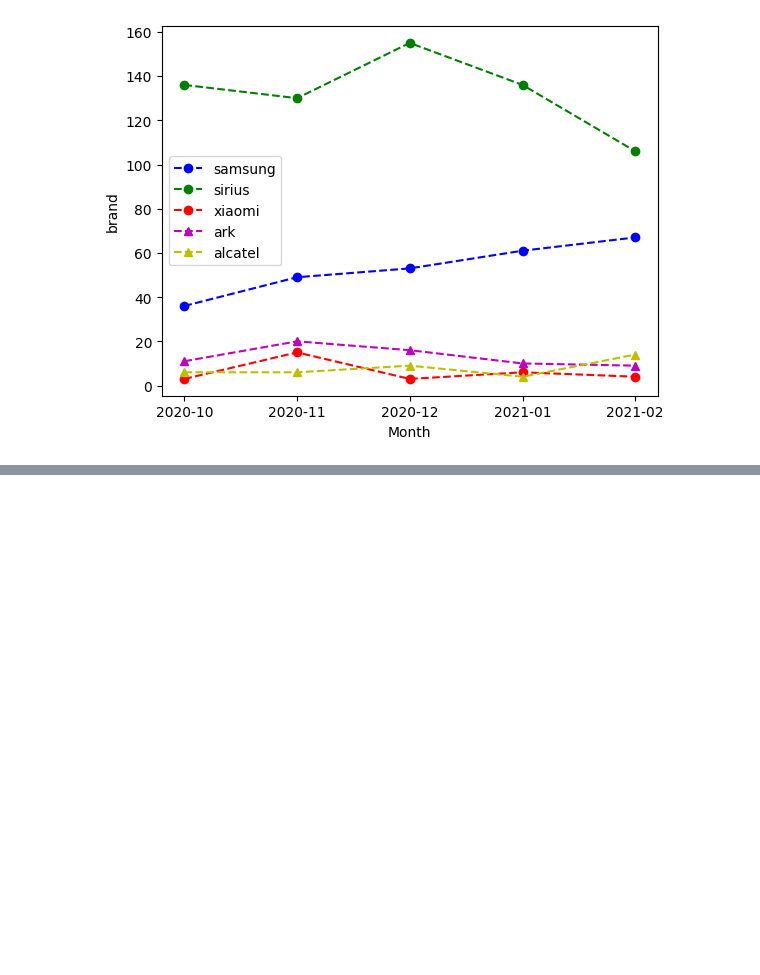
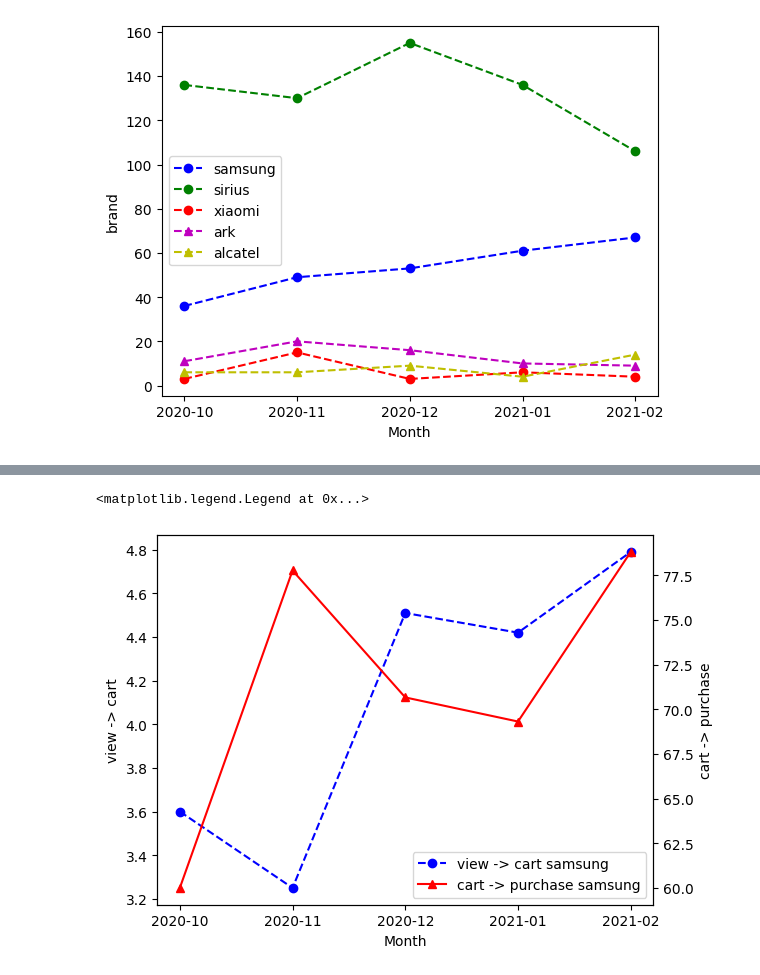
Before and after one commit to dlarhkd1211/electronic_commercial_data_analysis, a Jupyter notebook: analysis.ipynb, the cells around one changed output, grey strips where cells are left out. Saved outputs shown, nothing was run; the diff lists cells and outputs as text; code cells hidden in the pictures; blank space fills up the shorter version.

Commit message:
brand analysis

```diff
--- a/analysis.ipynb
+++ b/analysis.ipynb
@@ -578,0 +544,11 @@ ax1.legend(plts, labels, loc = 'center left')
+# %%
+elect_imp_cat_sam =elect_imp_cat[elect_imp_cat['brand'] == 'samsung']
+# %%
+elect_imp_cat_sam.reset_index(inplace=True)
+# %%
+elect_imp_cat_sam['purchase_price'] = np.nan
+for i in trange(len(elect_imp_cat_sam)):
+    if elect_imp_cat_sam['event_type'][i] == 'purchase':
+        elect_imp_cat_sam['purchase_price'][i] = elect_imp_cat_sam['price'][i]
+# %%
+elec_tele_gp_sam = elect_imp_cat_sam.groupby('month').apply(func)
@@ -578,0 +565,17 @@ ax1.legend(plts, labels, loc = 'center left')
+# %%
+fig, ax1 = plt.subplots()
+plt1 = ax1.plot(elec_tele_gp_sam['cart/view'],'bo--', label = 'view -> cart samsung')
+# plt12 = ax1.plot(elect_imp_cat_sir['cart/view'],'ro--', label = 'view -> cart sirius')
+ax2 = ax1.twinx()
+plt2 = ax2.plot(elec_tele_gp_sam['purchase/cart'],'r^-', label = 'cart -> purchase samsung')
+# plt22 = ax2.plot(elect_imp_cat_sir['purchase/cart'],'r^-', label = 'cart -> purchase sirius')
+ax1.set_xlabel('Month')
+ax1.set_ylabel('view -> cart')
+ax2.set_ylabel('cart -> purchase')
+plts = plt1 + plt2
+# + plt12 + plt22
+labels = [l.get_label()  for l in plts]
+ax1.legend(plts, labels, loc = 'lower right')
+# %% [output]
+<matplotlib.legend.Legend at 0x...>
+[figure, added]
```
Also changed, not shown: parts of 13 cells of this notebook.
